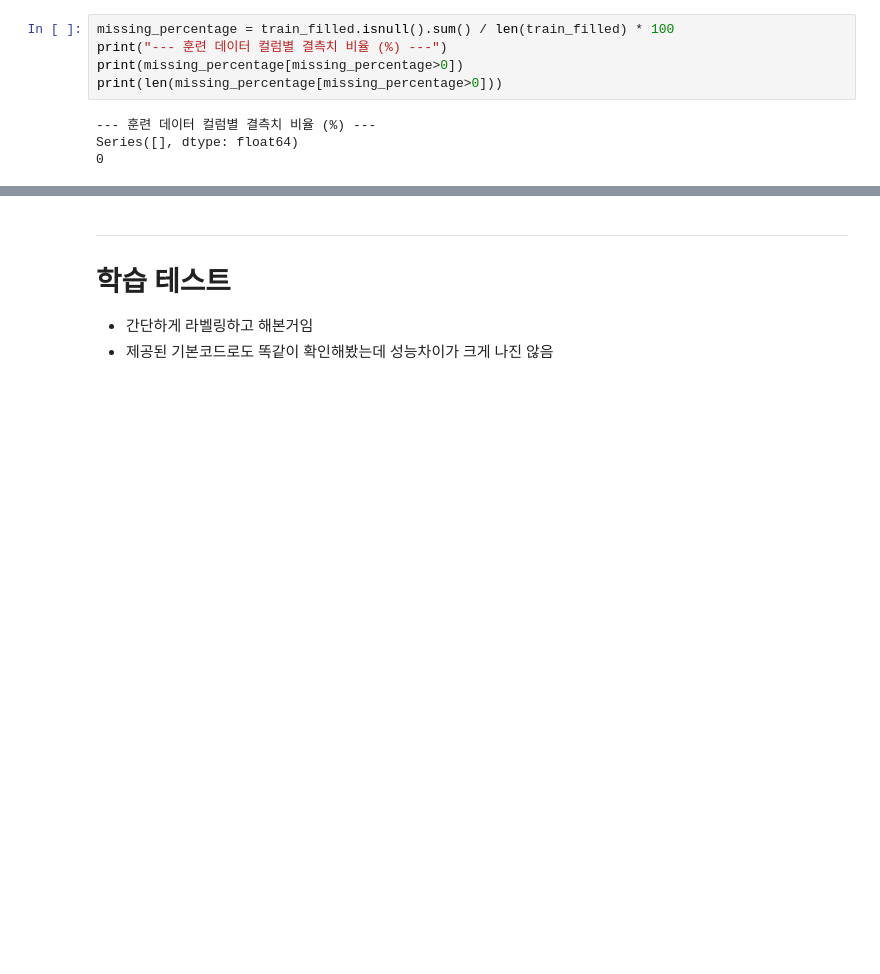
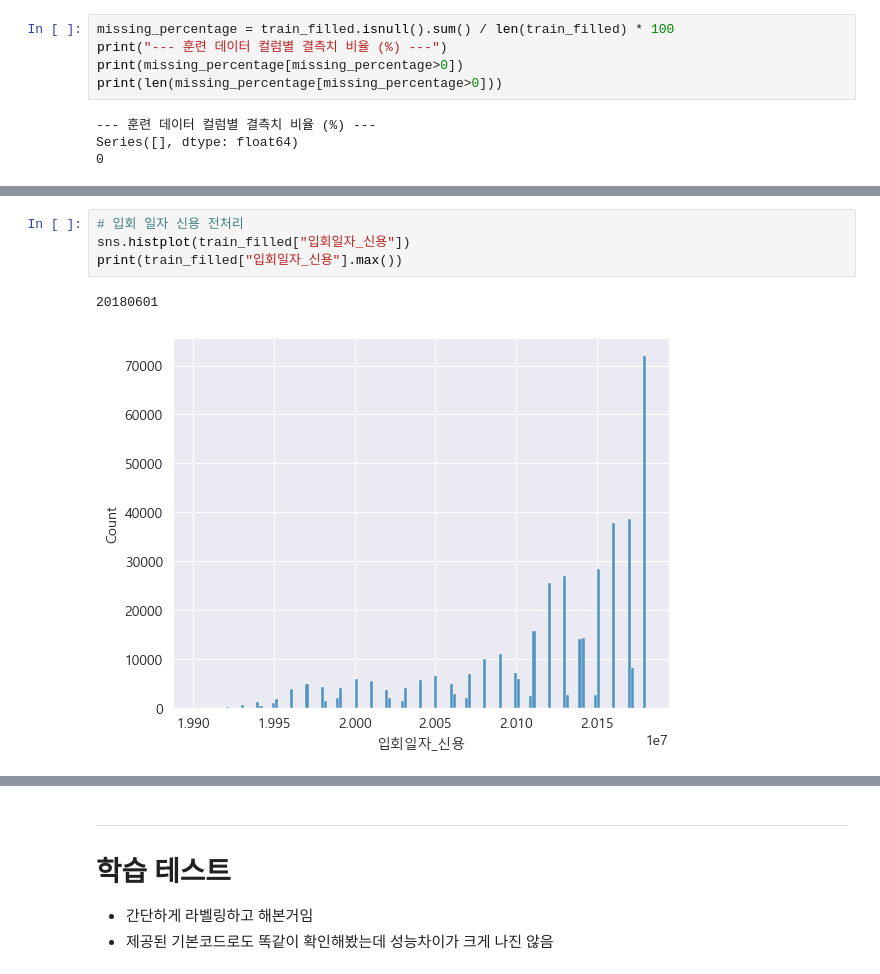
Before and after one commit to s0nh/segment-classification, a Jupyter notebook: xgboost_baseline.ipynb, the cells around one changed output, grey strips where cells are left out. Drawn from its saved outputs; the diff is of its cells as text; blank space fills up the shorter version.

```diff
--- a/xgboost_baseline.ipynb
+++ b/xgboost_baseline.ipynb
@@ -1075,0 +1119,7 @@ Series([], dtype: float64)
+# %%
+# 입회 일자 신용 전처리
+sns.histplot(train_filled["입회일자_신용"])
+print(train_filled["입회일자_신용"].max())
+# %% [output]
+20180601
+[figure, added]
```
Also changed, not shown: parts of 35 cells of this notebook, 1 other file.
